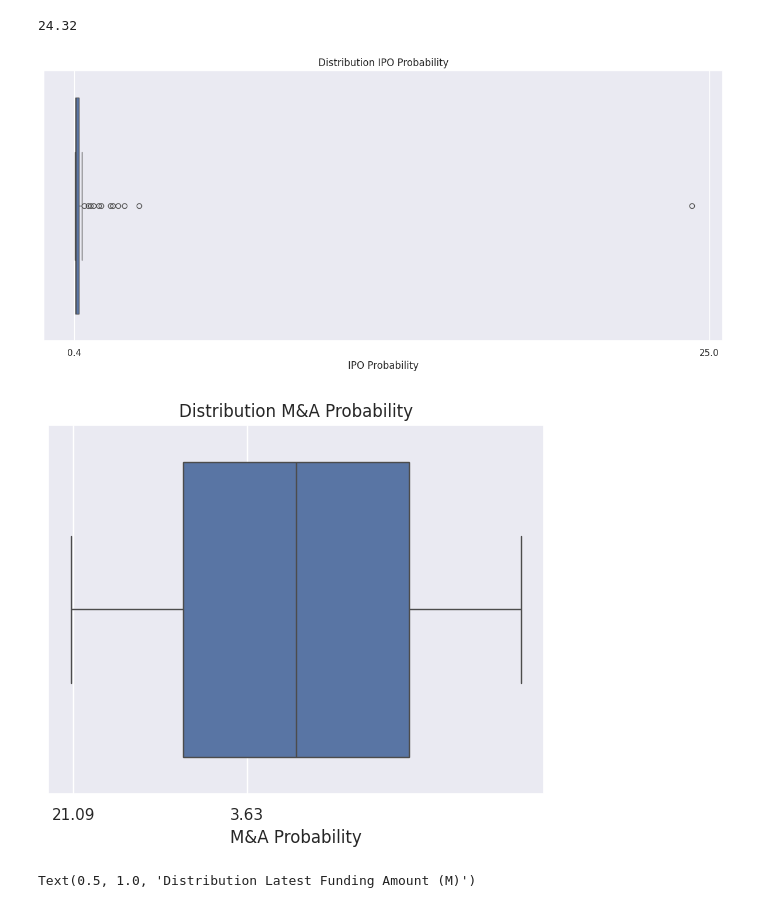
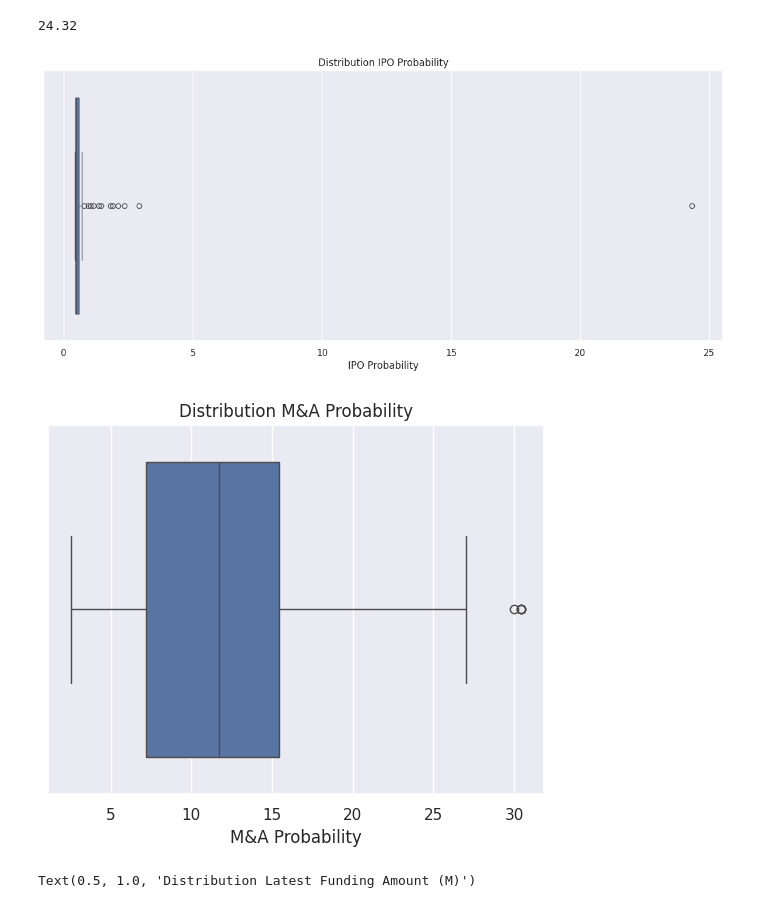
Before and after one commit to alessandrotavazzi/collaboration_swisscom, a Jupyter notebook: notebooks/data_analysis.ipynb, the cells around one changed output. Saved outputs shown, nothing was run; the diff lists cells and outputs as text; code cells hidden in the pictures.

```diff
--- a/notebooks/data_analysis.ipynb
+++ b/notebooks/data_analysis.ipynb
@@ -360,6 +360,8 @@ data.head(5)
 | 2 | WitnessAI | Internet Software & Services | Monitoring & Security | Artificial Intelligence, Cybersec... | AI security (Enterprise Tech) | 726.0 | 2: Validating | ... |
 | 3 | Protect AI | Internet Software & Services | Monitoring & Security | AI 100, Artificial Intelligence, ... | AI security (Enterprise Tech) | 697.0 | 3: Deploying | ... |
 | 4 | HiddenLayer | IT Services | Data Storage & Security | AI 100, Artificial Intelligence, ... | AI security (Enterprise Tech) | 839.0 | 3: Deploying | ... |
+# %%
+data=data.dropna()
 # %% [markdown]
 3. Checking the types of data
 # %%
@@ -509,3 +536,4 @@ def myfunc(x):
 data['12 Month Headcount Change %']= data[['12 Month Headcount Change %']].apply(myfunc)
 data['IPO Probability']=data[['IPO Probability']].apply(myfunc)
 data['M&A Probability']=data[['M&A Probability']].apply(myfunc)
+data['Markets']=data[['Markets']].apply(clean_market_name)
@@ -537,28 +582,22 @@ max(data['IPO Probability'])
 plt.figure(figsize=(15,6))
 sns.boxplot(x=data['IPO Probability'])
 
-
-
-plt.xticks((0.4,25))
-
 plt.title('Distribution IPO Probability')
 
 # Display the plot
 plt.show()
 # %% [output]
-[figure, old version]
+[figure, new version]
 # %%
 # for M&A Probability
-sns.boxplot(x=data['M&A Probability'],whis=(0, 100))
-
-plt.xticks((0.4,25))
+sns.boxplot(x=data['M&A Probability'])
 
 plt.title('Distribution M&A Probability')
 
 # Display the plot
 plt.show()
 # %% [output]
-[figure, old version]
+[figure, new version]
 # %%
 # Latest Funding Amount (M)
 sns.boxplot(x=data['Latest Funding Amount (M)'])
```
Also changed, not shown: parts of 25 cells of this notebook.
